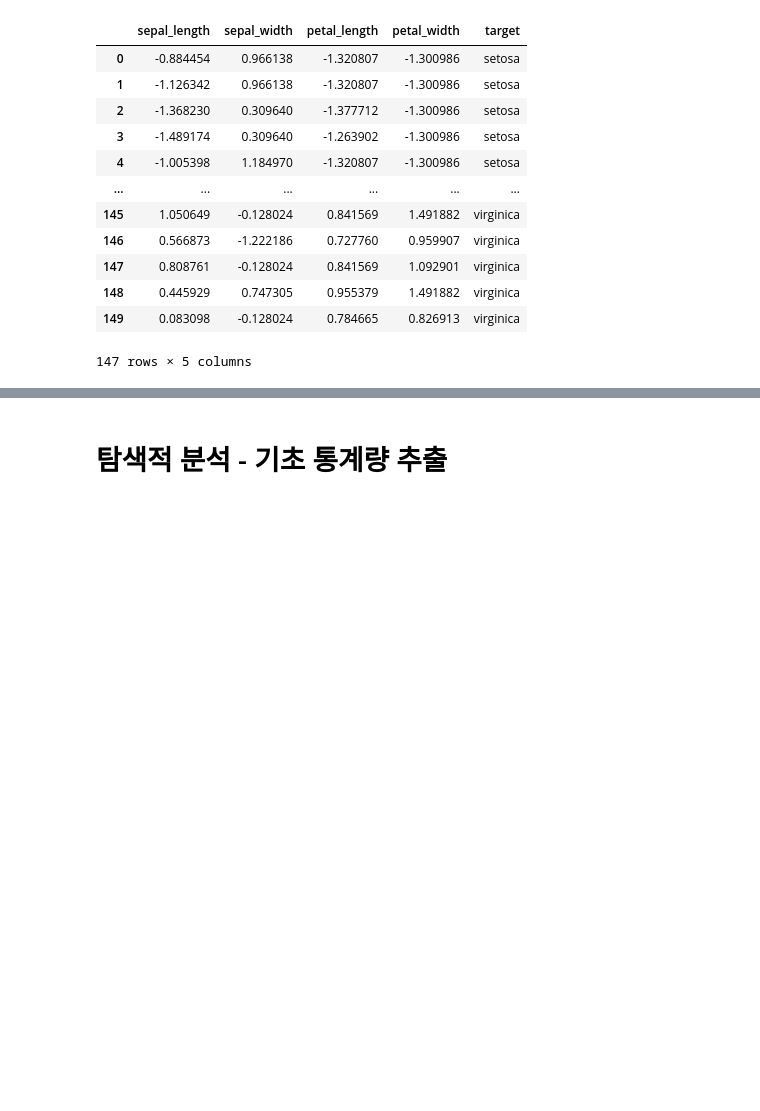
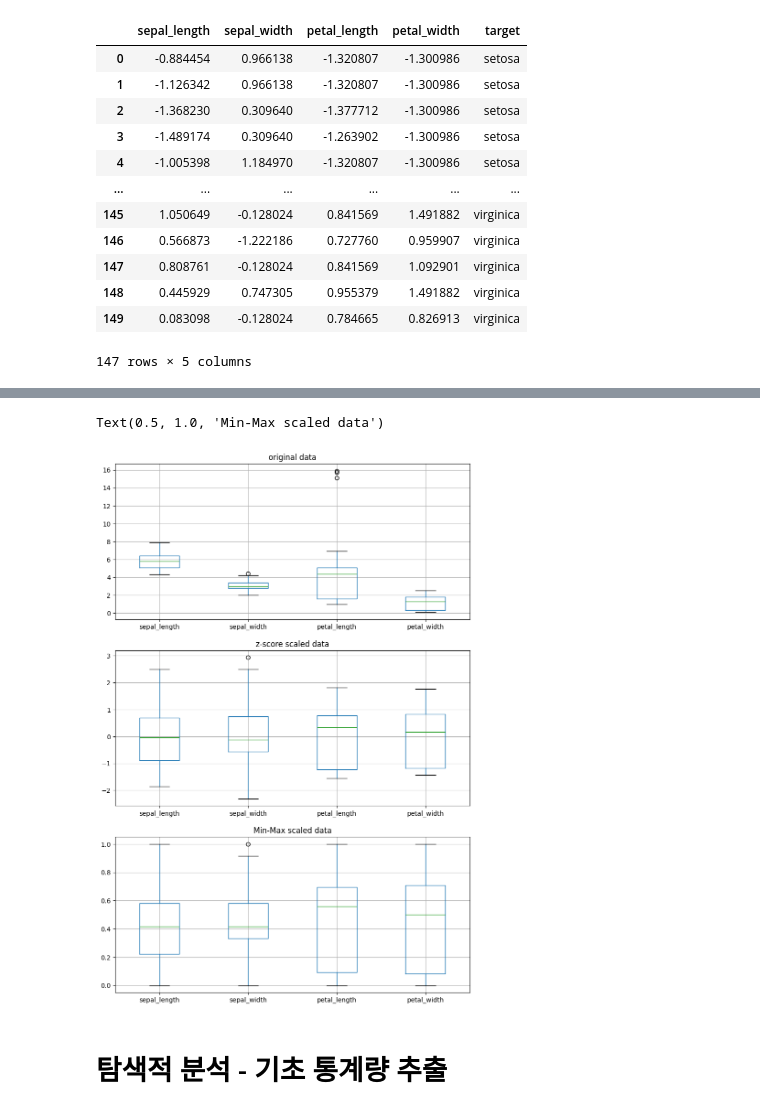
Before and after one commit to Hataeju/DATAPREPROCESSING, a Jupyter notebook: 전처리.ipynb, the cells around one changed output, grey strips where cells are left out. Saved outputs shown, nothing was run; the diff lists cells and outputs as text; code cells hidden in the pictures; blank space fills up the shorter version.

```diff
--- a/전처리.ipynb
+++ b/전처리.ipynb
@@ -331,3 +331,7 @@ df_scaled_standardized
 147 rows × 5 columns
 # %%
 # 표준 스케일링 (Min-Max 정규화)
+df_scaled_normalized = df_processed2.copy()
+scaler = preprocessing.MinMaxScaler()
+df_scaled_normalized[columns_to_scale] = scaler.fit_transform(df_processed2[columns_to_scale])
+df_scaled_normalized
@@ -336,3 +352,18 @@ df_scaled_standardized
+# %%
+# 정규화 결과 비교
+plt.figure(figsize=(10,15))
+plt.subplot(3,1,1)
+df_processed[columns_to_scale].boxplot()
+plt.title('original data')
+plt.subplot(3,1,2)
+df_scaled_standardized[columns_to_scale].boxplot()
+plt.title('z-score scaled data')
+plt.subplot(3,1,3)
+df_scaled_normalized[columns_to_scale].boxplot()
+plt.title('Min-Max scaled data')
+# %% [output]
+Text(0.5, 1.0, 'Min-Max scaled data')
+[figure, added]
 # %% [markdown]
 # 탐색적 분석 - 기초 통계량 추출
 # %%
```
Also changed, not shown: parts of 3 cells of this notebook.
